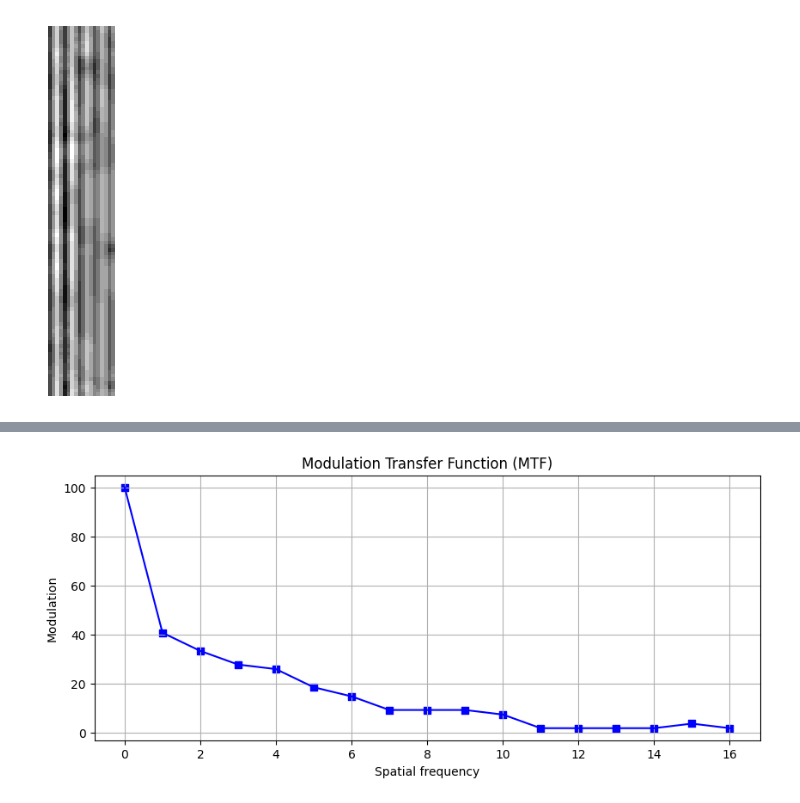
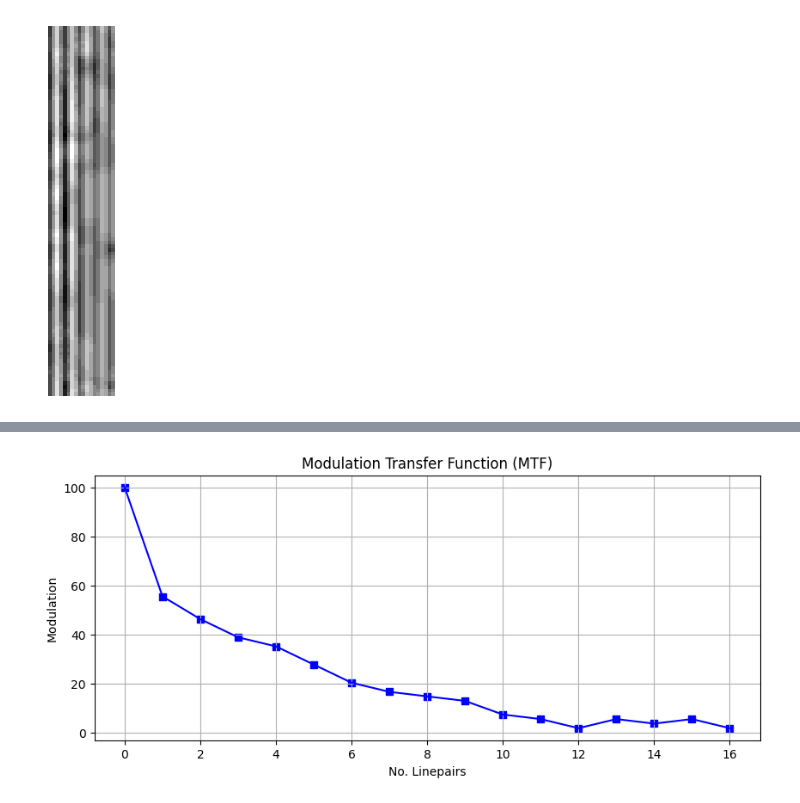
Before and after one commit to NickyAlan/DR-Light-beam-test, a Jupyter notebook: mtf.ipynb, the cells around one changed output, grey strips where cells are left out. Drawn from its saved outputs; the diff is of its cells as text; code cells hidden in the pictures.

Commit message:
MTF pixel graph

```diff
--- a/mtf.ipynb
+++ b/mtf.ipynb
@@ -237,12 +237,13 @@ for idx, (s1, s2) in enumerate(pairs, start=1) :
     linepair = focus[:, s1: s2]
     mean_val_col = np.mean(linepair, axis=0)
     sorted_val = np.sort(mean_val_col) # to seperate max and min vals
-    mid_pos = (s2-s1)//2
+    mid_pos = min((s2-s1)//2, int(.3*(s2-s1))) # how to select actual value
     mean_min_vals = round(np.mean(sorted_val[: mid_pos]))
-    mean_max_vals = round(np.mean(sorted_val[mid_pos: ]))
+    mean_max_vals = round(np.mean(sorted_val[-mid_pos: ]))
     contrast = mean_max_vals-mean_min_vals
     res["Linepair"].append(idx)
     res["Max"].append(mean_max_vals)
     res["Min"].append(mean_min_vals)
     res["Contrast"].append(contrast)
     res["Modulation"].append(round((mean_max_vals-mean_min_vals)*100/max_ref, 3))
+res = pd.DataFrame(res)
@@ -271,10 +285,10 @@ res
 # %%
 plt.figure(figsize=(10, 4))
 plt.title("Modulation Transfer Function (MTF)")
 plt.plot(res["Linepair"], res["Modulation"], color="blue")
 plt.scatter(res["Linepair"], res["Modulation"], color="blue", marker="s")
 plt.grid(True)
 plt.ylabel("Modulation")
-plt.xlabel("Spatial frequency");
+plt.xlabel("No. Linepairs");
 # %% [output]
-[figure, old version]
+[figure, new version]
```
Also changed, not shown: parts of 3 cells of this notebook.
